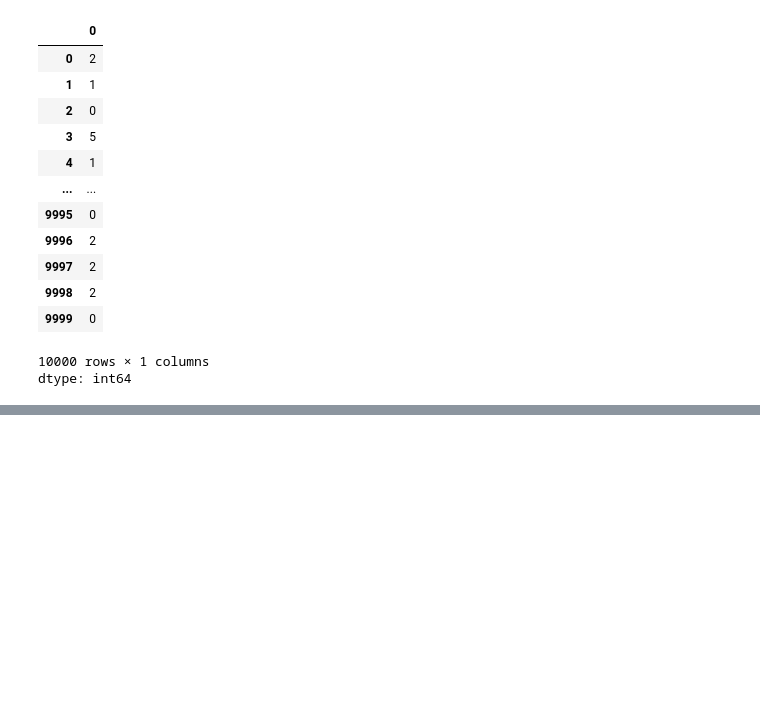
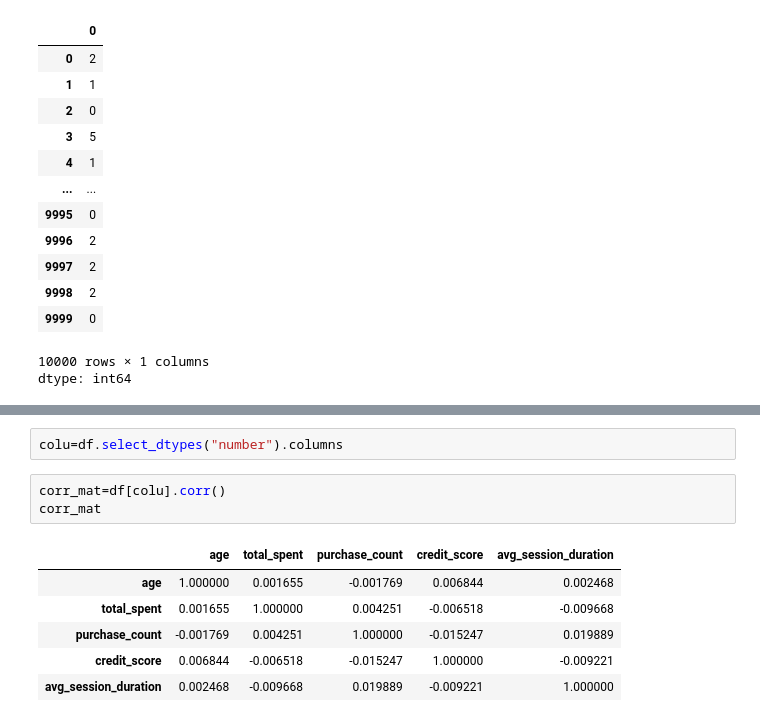
Before and after one commit to OjasRaj/Machine-Learning-Practice, a Jupyter notebook: OPPE_1_Practice.ipynb, the cells around one changed output, grey strips where cells are left out. Cells and saved outputs as stored; diff of their text form; blank space fills up the shorter version.

```diff
--- a/OPPE_1_Practice.ipynb
+++ b/OPPE_1_Practice.ipynb
@@ -100,3 +100,15 @@ df.describe().T
 | purchase_count | 9059.0 | 50.394525 | 29.039124 | 1.0 | 25.000000 | 51.000000 | 76.000000 | 100.000000 |
 | credit_score | 10000.0 | 695.745000 | 93.981842 | 344.0 | 632.000000 | 697.000000 | 766.000000 | 850.000000 |
 | avg_session_duration | 7977.0 | 602.395589 | 297.331131 | 0.0 | 396.683188 | 593.066471 | 802.223030 | 1803.425649 |
+# %%
+colu=df.select_dtypes("number").columns
+# %%
+corr_mat=df[colu].corr()
+corr_mat
+# %% [output]
+|  | age | total_spent | purchase_count | credit_score | avg_session_duration |
+| age | 1.000000 | 0.001655 | -0.001769 | 0.006844 | 0.002468 |
+| total_spent | 0.001655 | 1.000000 | 0.004251 | -0.006518 | -0.009668 |
+| purchase_count | -0.001769 | 0.004251 | 1.000000 | -0.015247 | 0.019889 |
+| credit_score | 0.006844 | -0.006518 | -0.015247 | 1.000000 | -0.009221 |
+| avg_session_duration | 0.002468 | -0.009668 | 0.019889 | -0.009221 | 1.000000 |
```
Also changed, not shown: parts of 4 cells of this notebook.
